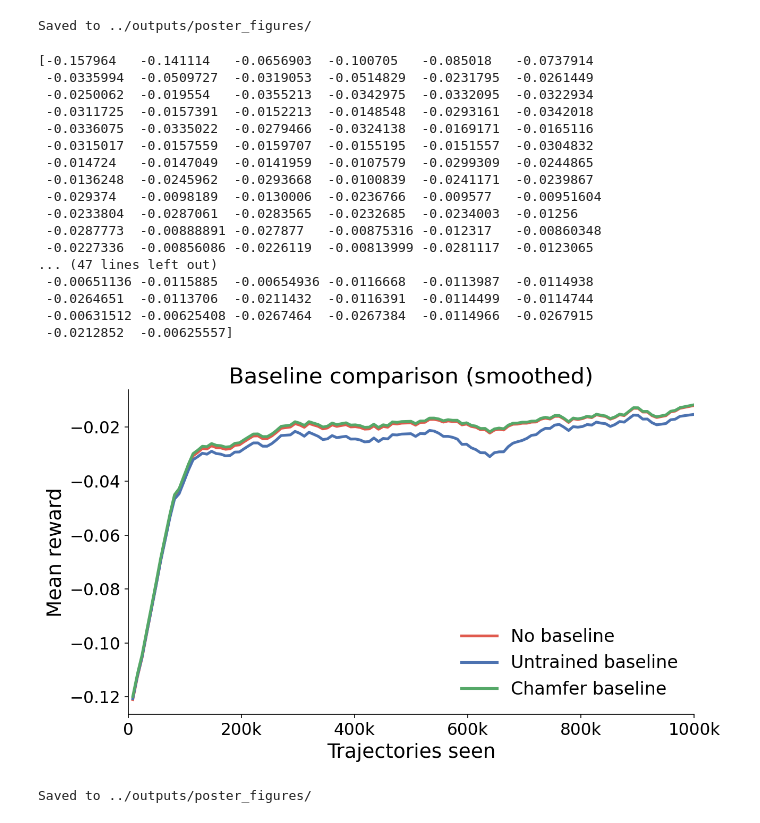
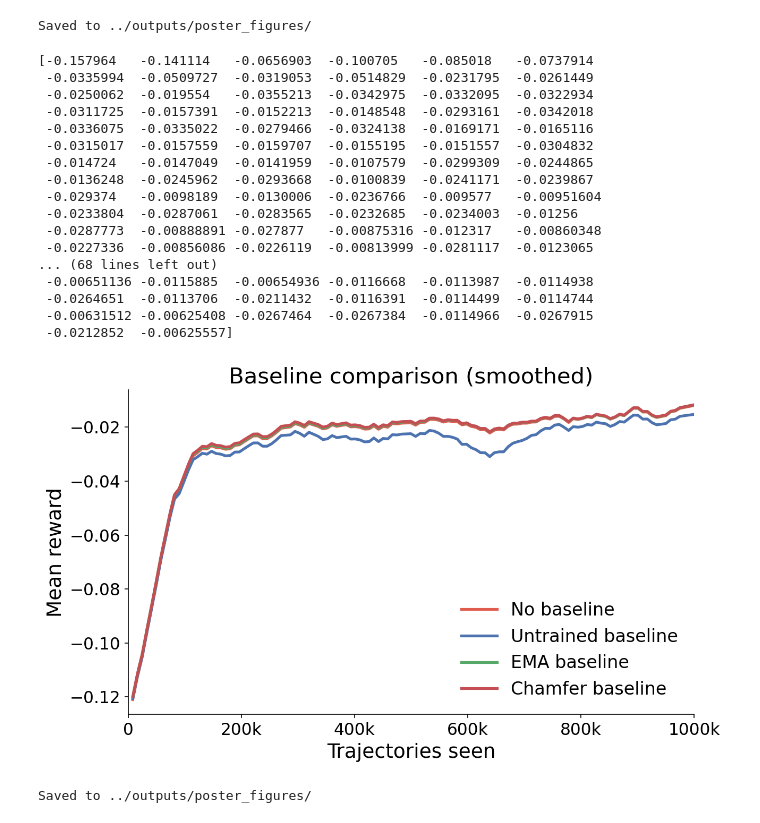
Before and after one commit to denizmsayin/rl-mesh-deformation, a Jupyter notebook: notebooks/poster_plots.ipynb, the cells around one changed output. Drawn from its saved outputs; the diff is of its cells as text; code cells hidden in the pictures.

Commit message:
configure baselines

```diff
--- a/notebooks/poster_plots.ipynb
+++ b/notebooks/poster_plots.ipynb
@@ -78,7 +78,7 @@ Saved to ../outputs/poster_figures/
 baseline_runs = {
     'No baseline':        BASE / 'baseline_none'       / 'train_log.csv',
     'Untrained baseline': BASE / 'baseline_randominit' / 'train_log.csv',
-    # 'EMA baseline':       BASE / 'baseline_ema'        / 'train_log.csv',
+    'EMA baseline':       BASE / 'baseline_ema'        / 'train_log.csv',
     'Chamfer baseline':   BASE / 'baseline_chamfer'    / 'train_log.csv',
 }
 baseline_dfs = {label: pd.read_csv(path) for label, path in baseline_runs.items()}
@@ -103,33 +103,33 @@ ax.set_xlabel('Trajectories seen')
 ax.set_ylabel('Mean reward')
 ax.set_title('Baseline comparison (smoothed)')
 ax.set_xlim(0, TOTAL_TRAJ)
 ax.legend(frameon=False)
 ax.xaxis.set_major_formatter(ticker.FuncFormatter(
     lambda x, _: f'{int(x/1000)}k' if x > 0 else '0'
 ))
 
 fig.tight_layout()
 fig.savefig(OUT / 'poster_baseline_curves.pdf', bbox_inches='tight')
 fig.savefig(OUT / 'poster_baseline_curves.png', bbox_inches='tight', dpi=300)
 plt.show()
 print(f'Saved to {OUT}/')
 # %% [output]
 [-0.157964   -0.141114   -0.0656903  -0.100705   -0.085018   -0.0737914
  -0.0335994  -0.0509727  -0.0319053  -0.0514829  -0.0231795  -0.0261449
  -0.0250062  -0.019554   -0.0355213  -0.0342975  -0.0332095  -0.0322934
  -0.0311725  -0.0157391  -0.0152213  -0.0148548  -0.0293161  -0.0342018
  -0.0336075  -0.0335022  -0.0279466  -0.0324138  -0.0169171  -0.0165116
  -0.0315017  -0.0157559  -0.0159707  -0.0155195  -0.0151557  -0.0304832
  -0.014724   -0.0147049  -0.0141959  -0.0107579  -0.0299309  -0.0244865
  -0.0136248  -0.0245962  -0.0293668  -0.0100839  -0.0241171  -0.0239867
  -0.029374   -0.0098189  -0.0130006  -0.0236766  -0.009577   -0.00951604
  -0.0233804  -0.0287061  -0.0283565  -0.0232685  -0.0234003  -0.01256
  -0.0287773  -0.00888891 -0.027877   -0.00875316 -0.012317   -0.00860348
  -0.0227336  -0.00856086 -0.0226119  -0.00813999 -0.0281117  -0.0123065
-... (47 lines left out)
+... (68 lines left out)
  -0.00651136 -0.0115885  -0.00654936 -0.0116668  -0.0113987  -0.0114938
  -0.0264651  -0.0113706  -0.0211432  -0.0116391  -0.0114499  -0.0114744
  -0.00631512 -0.00625408 -0.0267464  -0.0267384  -0.0114966  -0.0267915
  -0.0212852  -0.00625557]
-[figure, old version]
+[figure, new version]
 Saved to ../outputs/poster_figures/
```
Also changed, not shown: parts of 2 cells of this notebook, 6 other files.
